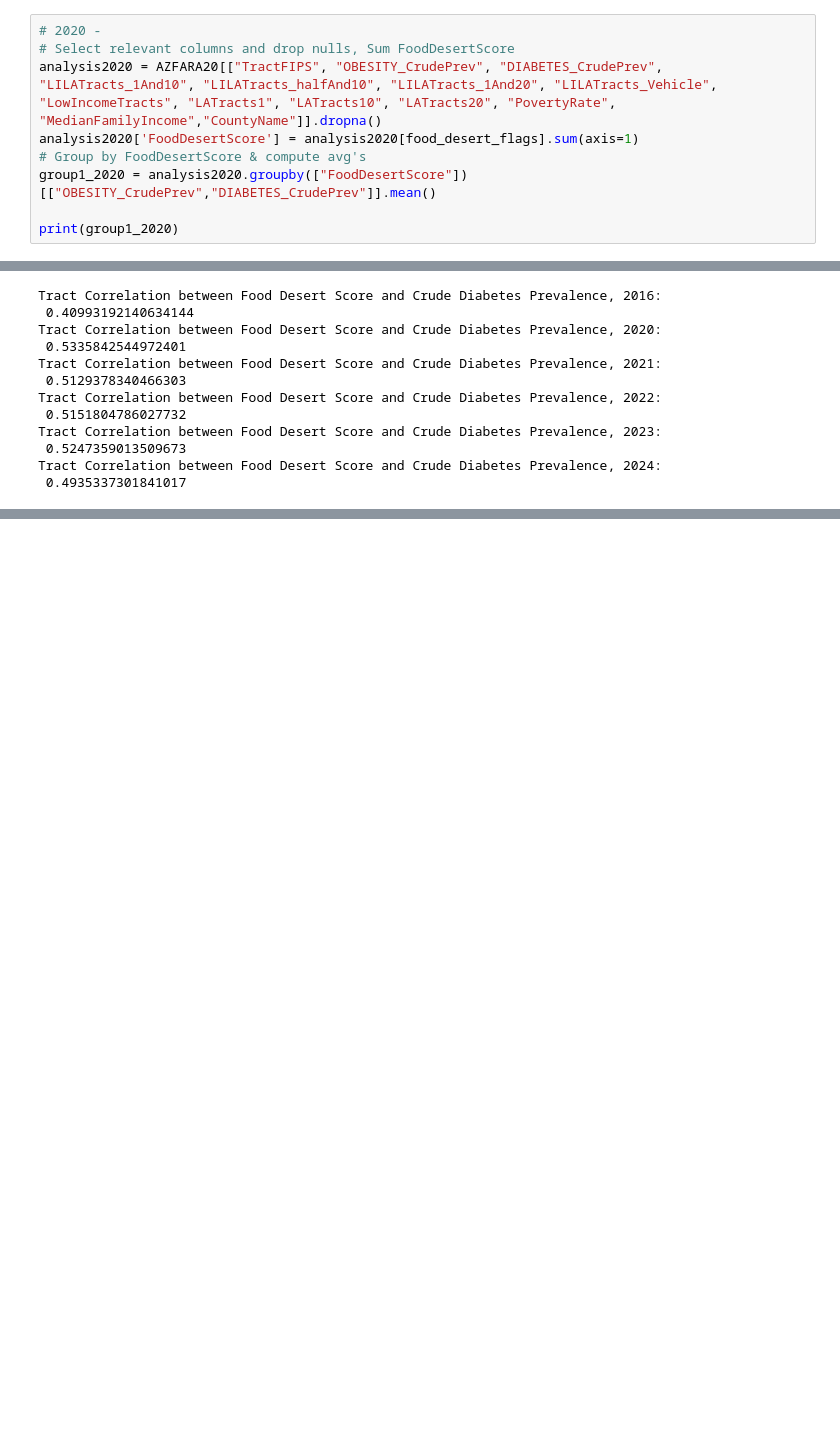
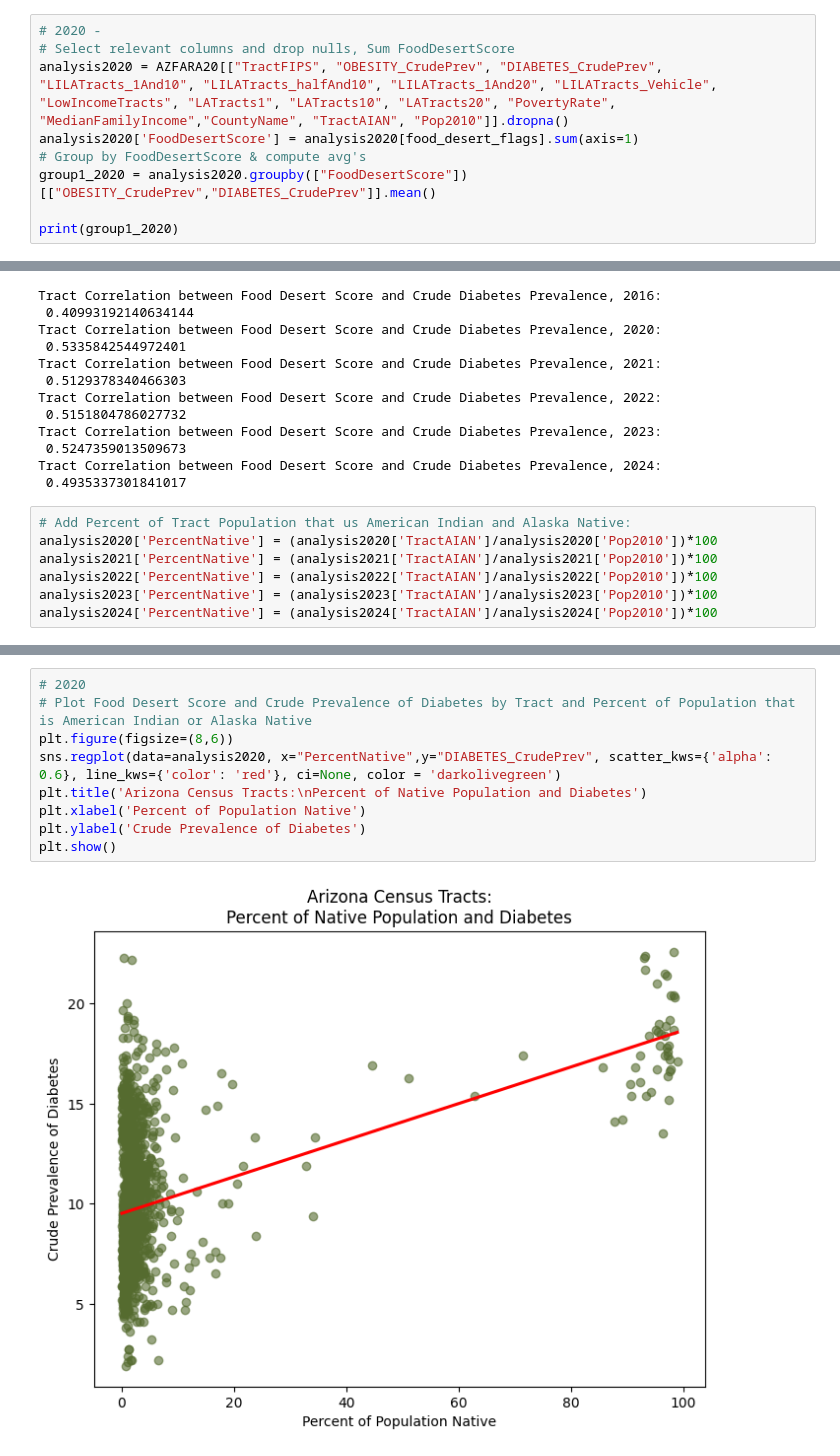
Before and after one commit to INFO-698-InfoSci-Capstone/geo-health-ai, a Jupyter notebook: Working_Files/Explore_SMG.ipynb, the cells around one changed output, grey strips where cells are left out. Cells and saved outputs as stored; diff of their text form; blank space fills up the shorter version.

Commit message:
Adding Additional Analysis - AIAN Percentages

```diff
--- a/Working_Files/Explore_SMG.ipynb
+++ b/Working_Files/Explore_SMG.ipynb
@@ -682,7 +682,7 @@ FoodDesertScore
 # %%
 # 2020 -
 # Select relevant columns and drop nulls, Sum FoodDesertScore
-analysis2020 = AZFARA20[["TractFIPS", "OBESITY_CrudePrev", "DIABETES_CrudePrev", "LILATracts_1And10", "LILATracts_halfAnd10", "LILATracts_1And20", "LILATracts_Vehicle", "LowIncomeTracts", "LATracts1", "LATracts10", "LATracts20", "PovertyRate", "MedianFamilyIncome","CountyName"]].dropna()
+analysis2020 = AZFARA20[["TractFIPS", "OBESITY_CrudePrev", "DIABETES_CrudePrev", "LILATracts_1And10", "LILATracts_halfAnd10", "LILATracts_1And20", "LILATracts_Vehicle", "LowIncomeTracts", "LATracts1", "LATracts10", "LATracts20", "PovertyRate", "MedianFamilyIncome","CountyName", "TractAIAN", "Pop2010"]].dropna()
 analysis2020['FoodDesertScore'] = analysis2020[food_desert_flags].sum(axis=1)
 # Group by FoodDesertScore & compute avg's
 group1_2020 = analysis2020.groupby(["FoodDesertScore"])[["OBESITY_CrudePrev","DIABETES_CrudePrev"]].mean()
@@ -999,3 +1016,10 @@ Tract Correlation between Food Desert Score and Crude Diabetes Prevalence, 2023:
  0.5247359013509673
 Tract Correlation between Food Desert Score and Crude Diabetes Prevalence, 2024:
  0.4935337301841017
+# %%
+# Add Percent of Tract Population that us American Indian and Alaska Native:
+analysis2020['PercentNative'] = (analysis2020['TractAIAN']/analysis2020['Pop2010'])*100
+analysis2021['PercentNative'] = (analysis2021['TractAIAN']/analysis2021['Pop2010'])*100
+analysis2022['PercentNative'] = (analysis2022['TractAIAN']/analysis2022['Pop2010'])*100
+analysis2023['PercentNative'] = (analysis2023['TractAIAN']/analysis2023['Pop2010'])*100
+analysis2024['PercentNative'] = (analysis2024['TractAIAN']/analysis2024['Pop2010'])*100
@@ -1001,0 +1051,11 @@ Tract Correlation between Food Desert Score and Crude Diabetes Prevalence, 2024:
+# %%
+# 2020
+# Plot Food Desert Score and Crude Prevalence of Diabetes by Tract and Percent of Population that is American Indian or Alaska Native
+plt.figure(figsize=(8,6))
+sns.regplot(data=analysis2020, x="PercentNative",y="DIABETES_CrudePrev", scatter_kws={'alpha': 0.6}, line_kws={'color': 'red'}, ci=None, color = 'darkolivegreen')
+plt.title('Arizona Census Tracts:\nPercent of Native Population and Diabetes')
+plt.xlabel('Percent of Population Native')
+plt.ylabel('Crude Prevalence of Diabetes')
+plt.show()
+# %% [output]
+[figure, added]
```
Also changed, not shown: parts of 24 cells of this notebook.
